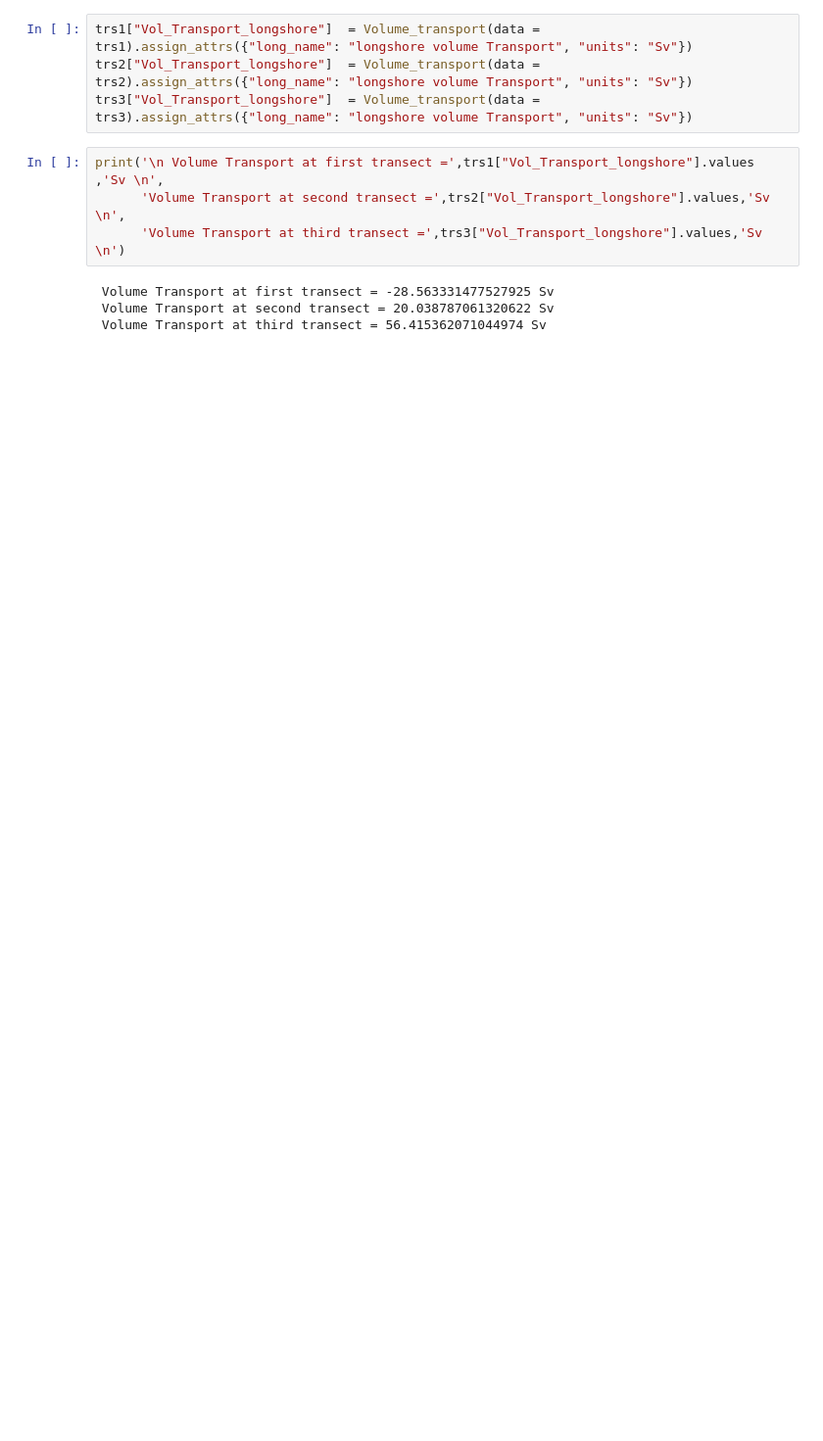
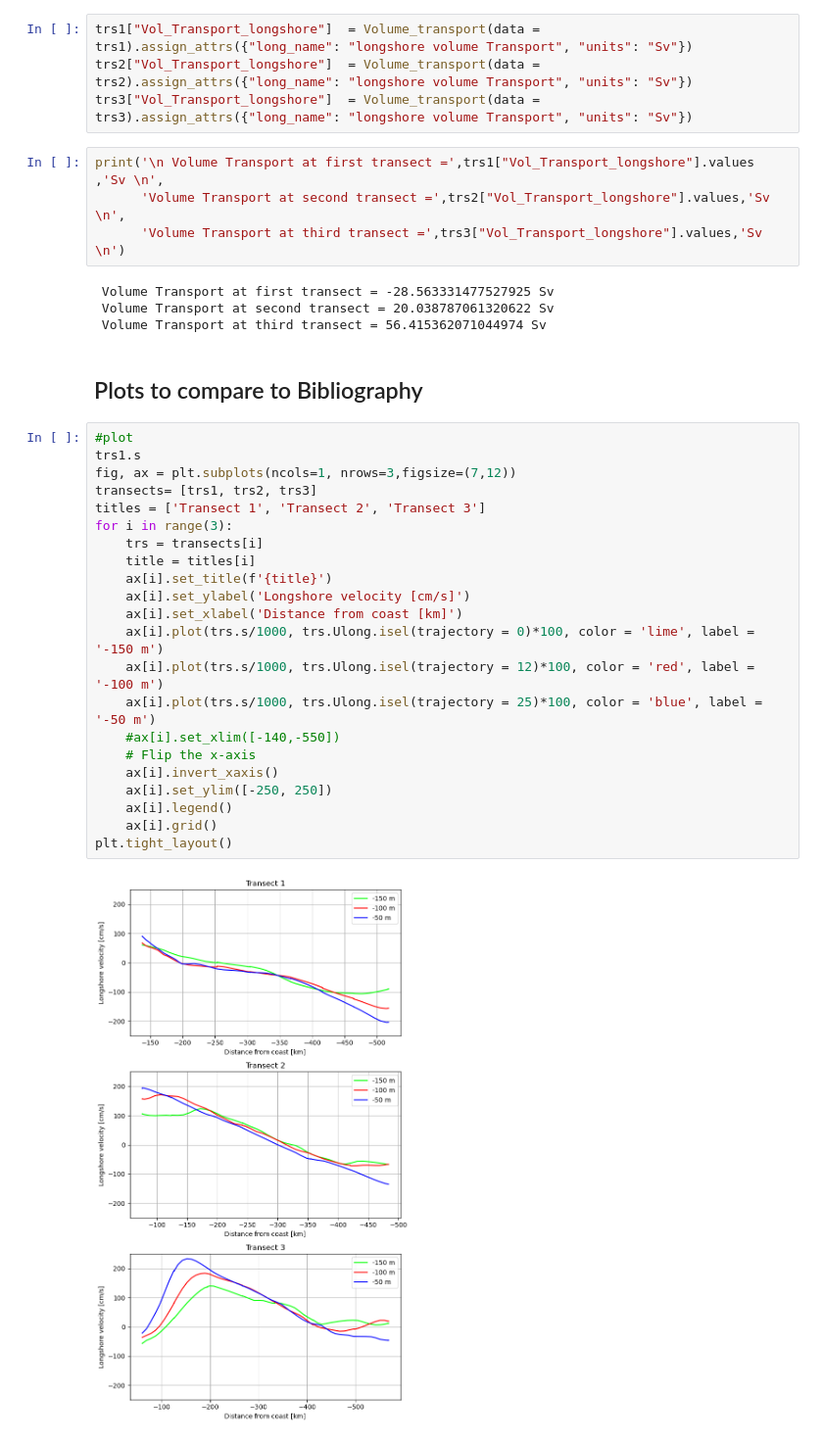
Before and after one commit to ret1-c/Virtualship_Project_UU, a Jupyter notebook: ADCP/VS_adcp.ipynb, the cells around one changed output. Shown at 98% size. Drawn from its saved outputs; the diff is of its cells as text; blank space fills up the shorter version.

```diff
--- a/ADCP/VS_adcp.ipynb
+++ b/ADCP/VS_adcp.ipynb
@@ -446,3 +499,29 @@ print('\n Volume Transport at first transect =',trs1["Vol_Transport_longshore"].
  Volume Transport at first transect = -28.563331477527925 Sv
  Volume Transport at second transect = 20.038787061320622 Sv
  Volume Transport at third transect = 56.415362071044974 Sv
+# %% [markdown]
+## Plots to compare to Bibliography
+# %%
+#plot
+trs1.s
+fig, ax = plt.subplots(ncols=1, nrows=3,figsize=(7,12))
+transects= [trs1, trs2, trs3]
+titles = ['Transect 1', 'Transect 2', 'Transect 3']
+for i in range(3):
+    trs = transects[i]
+    title = titles[i]
+    ax[i].set_title(f'{title}')
+    ax[i].set_ylabel('Longshore velocity [cm/s]')
+    ax[i].set_xlabel('Distance from coast [km]')
+    ax[i].plot(trs.s/1000, trs.Ulong.isel(trajectory = 0)*100, color = 'lime', label = '-150 m')
+    ax[i].plot(trs.s/1000, trs.Ulong.isel(trajectory = 12)*100, color = 'red', label = '-100 m')
+    ax[i].plot(trs.s/1000, trs.Ulong.isel(trajectory = 25)*100, color = 'blue', label = '-50 m')
+    #ax[i].set_xlim([-140,-550])
+    # Flip the x-axis
+    ax[i].invert_xaxis()
+    ax[i].set_ylim([-250, 250])
+    ax[i].legend()
+    ax[i].grid()
+plt.tight_layout()
+# %% [output]
+[figure, added]
```
Also changed, not shown: parts of 14 cells of this notebook.
